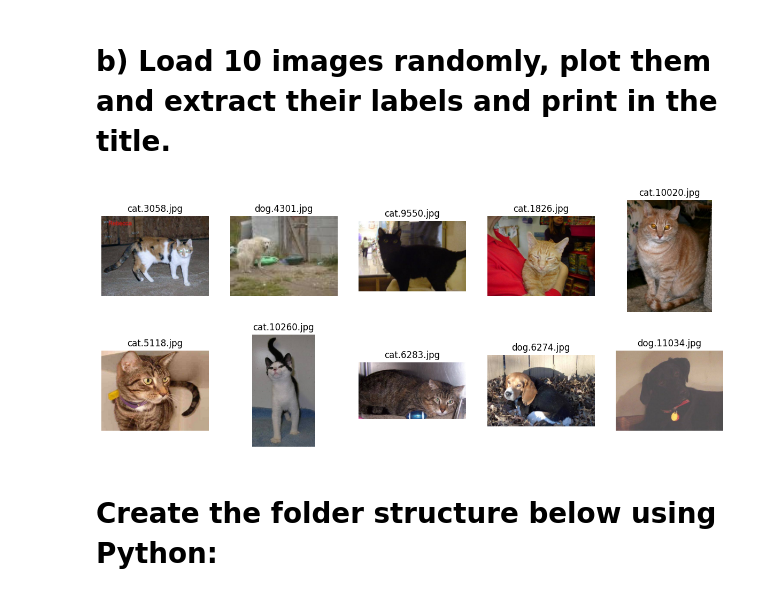
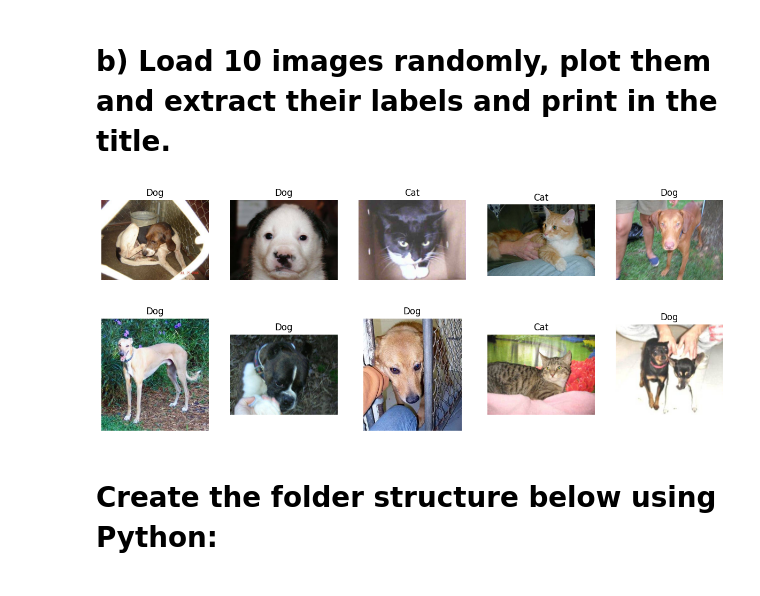
Before and after one commit to mosendamnit/AI-muhsin-OPA23, a Jupyter notebook: Lab_02/lab_02.ipynb, the cells around one changed output. Saved outputs shown, nothing was run; the diff lists cells and outputs as text; code cells hidden in the pictures.

```diff
--- a/Lab_02/lab_02.ipynb
+++ b/Lab_02/lab_02.ipynb
@@ -41,38 +41,33 @@ cat_image.shape
 # %%
 import os
 import random
 import matplotlib.pyplot as plt
 import matplotlib.image as mpimg
 
-# Path to the folder containing your images
-folder_path = "../Lab_02/train/train"
+# Folder containing the images
+folder_path = "../Lab_02/expriment_small_data/train"
 
-# List all files in the folder
-image_files = [file for file in os.listdir(folder_path) if file.endswith('.jpg') or file.endswith('.png')]
+# List of image filenames
+image_files = os.listdir(folder_path)
 
-# Pick 10 random image files
-random_image_files = random.sample(image_files, 10)
+# Randomly select 10 images
+random_images = random.sample(image_files, 10)
 
-# Plot the 10 random images
+# Plot the randomly selected images
 fig, axes = plt.subplots(2, 5, figsize=(15, 6))
 
-for i, ax in enumerate(axes.flat):
-    # Load random image
-    random_image_file = random_image_files[i]
-    random_image_path = os.path.join(folder_path, random_image_file)
-    random_image = mpimg.imread(random_image_path)
-
-    # Extract label (assuming label is the first part of the filename before underscore)
-    label = random_image_file.split('_')[0]
-
-    # Plot the image
-    ax.imshow(random_image)
-    ax.axis('off')
-    ax.set_title(label)  # Set title as the label
+for i, img in enumerate(random_images):
+    img_path = os.path.join(folder_path, img)
+    image = mpimg.imread(img_path)
+    # Extracting the label (cat or dog) from the filename
+    label = 'Cat' if 'cat' in img.lower() else 'Dog'
+    axes[i // 5, i % 5].imshow(image)
+    axes[i // 5, i % 5].set_title(label)
+    axes[i // 5, i % 5].axis('off')
 
 plt.show()
 # %% [output]
-[figure, old version]
+[figure, new version]
 # %% [markdown]
 # Create the folder structure below using Python:
 # %% [markdown]
```
Also changed, not shown: parts of 34 cells of this notebook.
